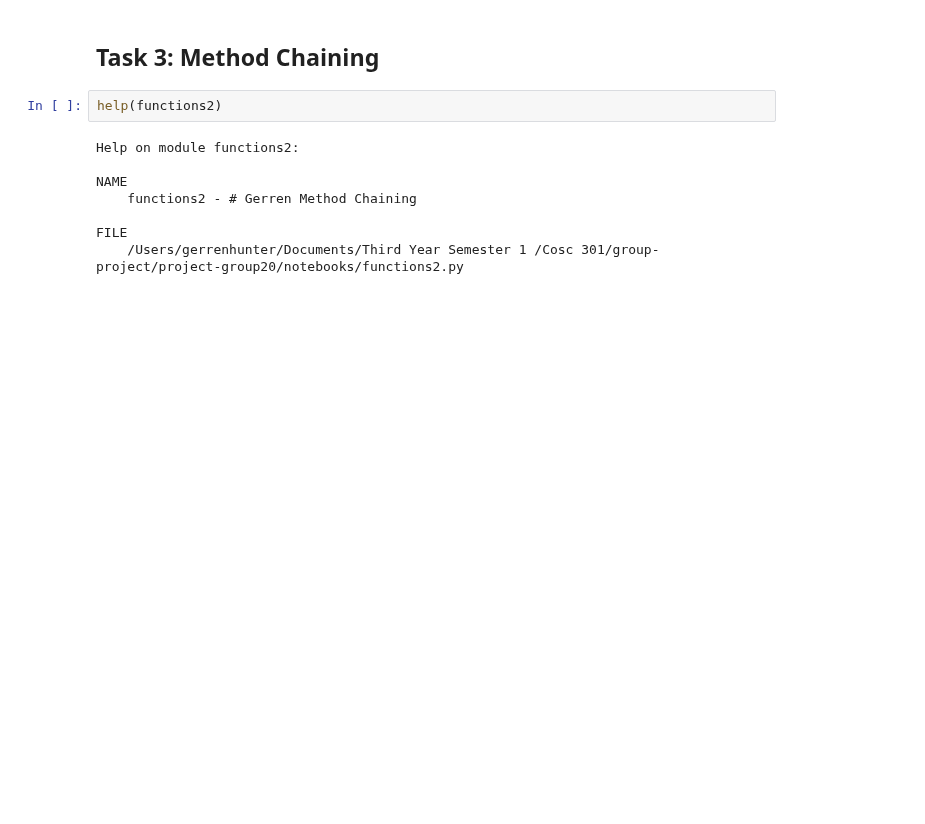
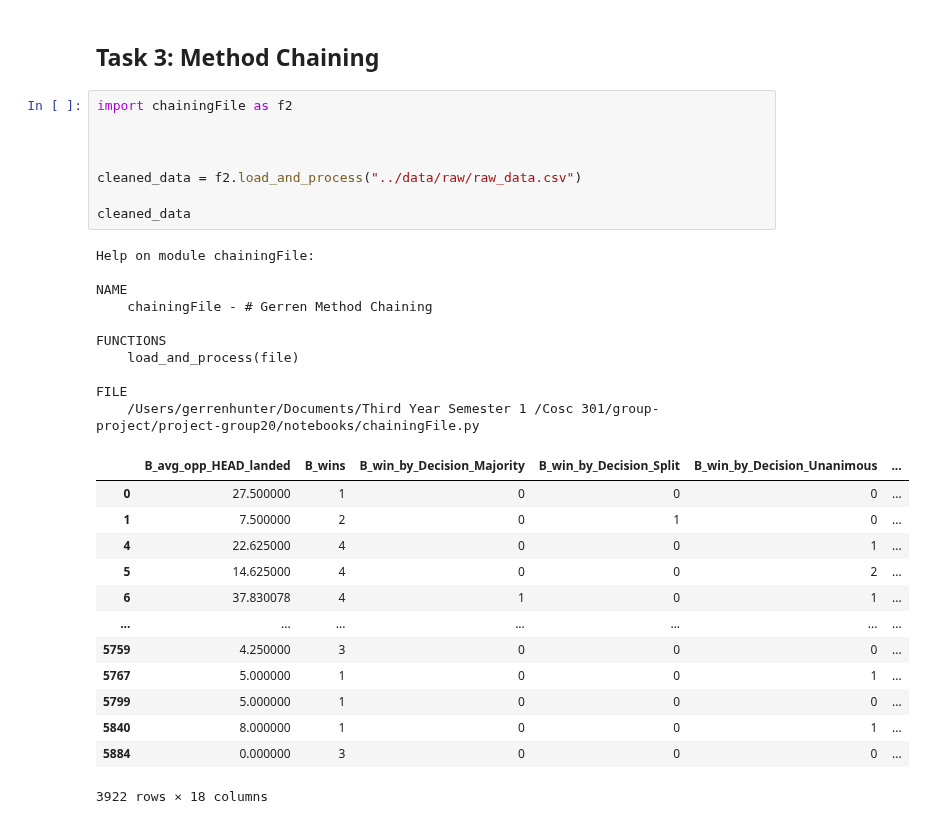
Before and after one commit to ubco-W2022T1-cosc301/project-group20, a Jupyter notebook: notebooks/analysis2.ipynb, the cells around one changed output. Cells and saved outputs as stored; diff of their text form; blank space fills up the shorter version.

Commit message:
finished chaining

```diff
--- a/notebooks/analysis2.ipynb
+++ b/notebooks/analysis2.ipynb
@@ -172,13 +172,35 @@ df_red = data_raw[["R_avg_opp_HEAD_landed", "R_wins", "R_win_by_Decision_Majorit
 df_red = df_red.dropna()
 # %% [markdown]
 ## Task 3: Method Chaining
-# %%
-help(functions2)
-# %% [output]
-Help on module functions2:
-
-NAME
-    functions2 - # Gerren Method Chaining
-
-FILE
-    /Users/gerrenhunter/Documents/Third Year Semester 1 /Cosc 301/group-project/project-group20/notebooks/functions2.py
+# %%
+import chainingFile as f2
+
+
+
+cleaned_data = f2.load_and_process("../data/raw/raw_data.csv")
+
+cleaned_data
+# %% [output]
+Help on module chainingFile:
+
+NAME
+    chainingFile - # Gerren Method Chaining
+
+FUNCTIONS
+    load_and_process(file)
+
+FILE
+    /Users/gerrenhunter/Documents/Third Year Semester 1 /Cosc 301/group-project/project-group20/notebooks/chainingFile.py
+|  | B_avg_opp_HEAD_landed | B_wins | B_win_by_Decision_Majority | B_win_by_Decision_Split | B_win_by_Decision_Unanimous | ... |
+| 0 | 27.500000 | 1 | 0 | 0 | 0 | ... |
+| 1 | 7.500000 | 2 | 0 | 1 | 0 | ... |
+| 4 | 22.625000 | 4 | 0 | 0 | 1 | ... |
+| 5 | 14.625000 | 4 | 0 | 0 | 2 | ... |
+| 6 | 37.830078 | 4 | 1 | 0 | 1 | ... |
+| ... | ... | ... | ... | ... | ... | ... |
+| 5759 | 4.250000 | 3 | 0 | 0 | 0 | ... |
+| 5767 | 5.000000 | 1 | 0 | 0 | 1 | ... |
+| 5799 | 5.000000 | 1 | 0 | 0 | 0 | ... |
+| 5840 | 8.000000 | 1 | 0 | 0 | 1 | ... |
+| 5884 | 0.000000 | 3 | 0 | 0 | 0 | ... |
+3922 rows × 18 columns
```
Also changed, not shown: 1 other file.
